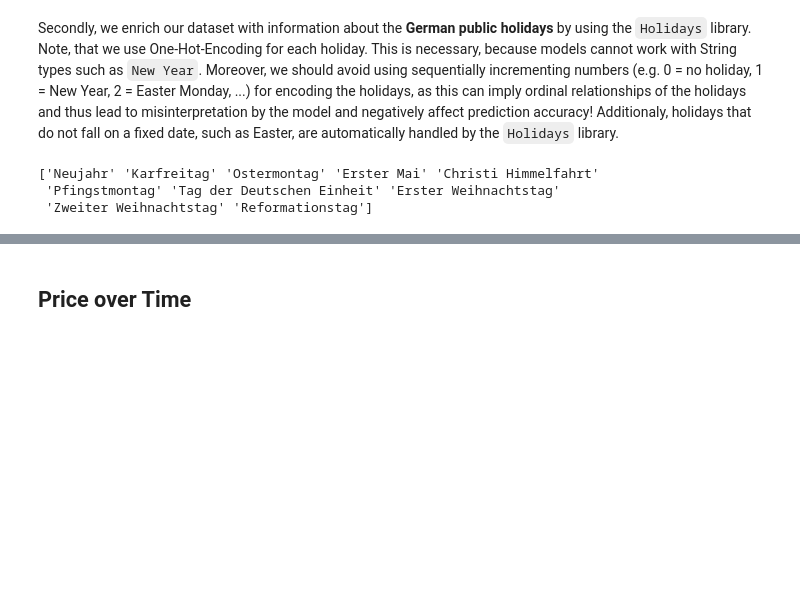
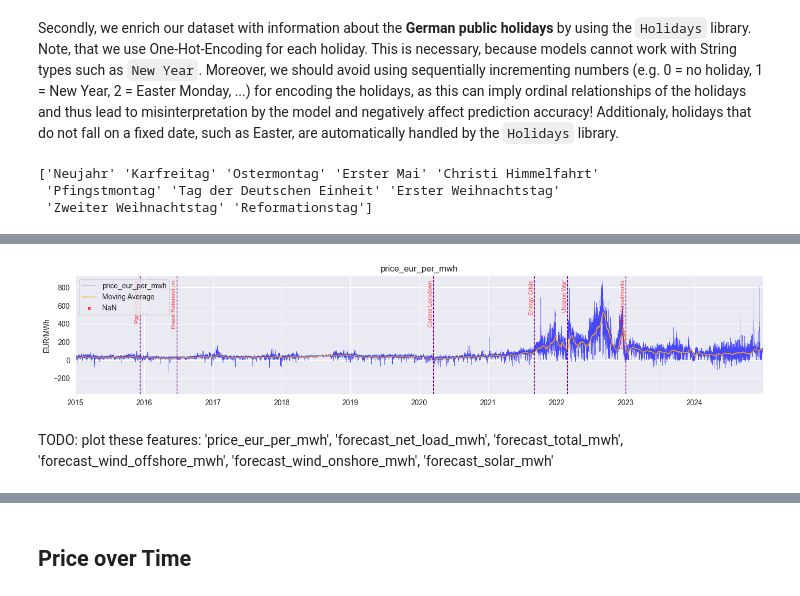
Before and after one commit to DanielHka25/electricity-price-prediction, a Jupyter notebook: notebooks/price_prediction.ipynb, the cells around one changed output, grey strips where cells are left out. Drawn from its saved outputs; the diff is of its cells as text; code cells hidden in the pictures; blank space fills up the shorter version.

Commit message:
Started EDA, implemented plotting function, added documentation about RMSE, MAE and R2 Score

```diff
--- a/notebooks/price_prediction.ipynb
+++ b/notebooks/price_prediction.ipynb
@@ -421,0 +487,23 @@ TODO: add small summary for each plot
+# %%
+# TODO: find out about one ore two more events that influenced the energy prices
+# Geopolitical and economic events that had a significant impact on the German EPEX Spot price
+events = [
+    ("2015-12-12", "Paris Agreement"),
+    ("2016-06-23", "Brexit Referendum"),
+    ("2020-03-15", "Corona Lockdown"),
+    ("2021-09-01", "Energy Crisis"),
+    ("2022-02-24", "Ukraine War"),
+    ("2023-01-01", "Energy Policy Adjustments"),
+]
+
+plot_feature(df, "price_eur_per_mwh", ylabel="EUR/MWh", rolling_window=200, events=events)
+# %% [output]
+[figure, added]
+# %% [markdown]
+TODO: plot these features:
+    'price_eur_per_mwh',
+    'forecast_net_load_mwh',
+    'forecast_total_mwh',
+    'forecast_wind_offshore_mwh',
+    'forecast_wind_onshore_mwh',
+    'forecast_solar_mwh'
```
Also changed, not shown: parts of 16 cells of this notebook, 1 other file.
